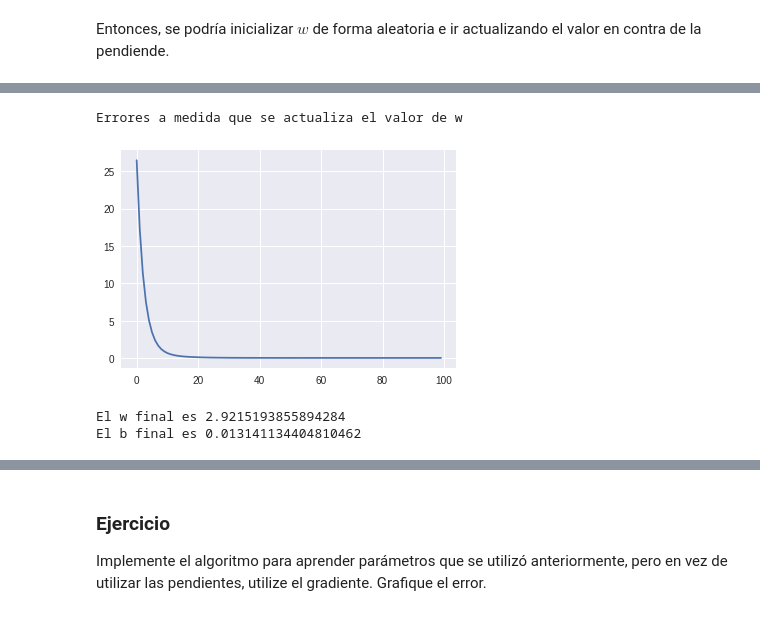
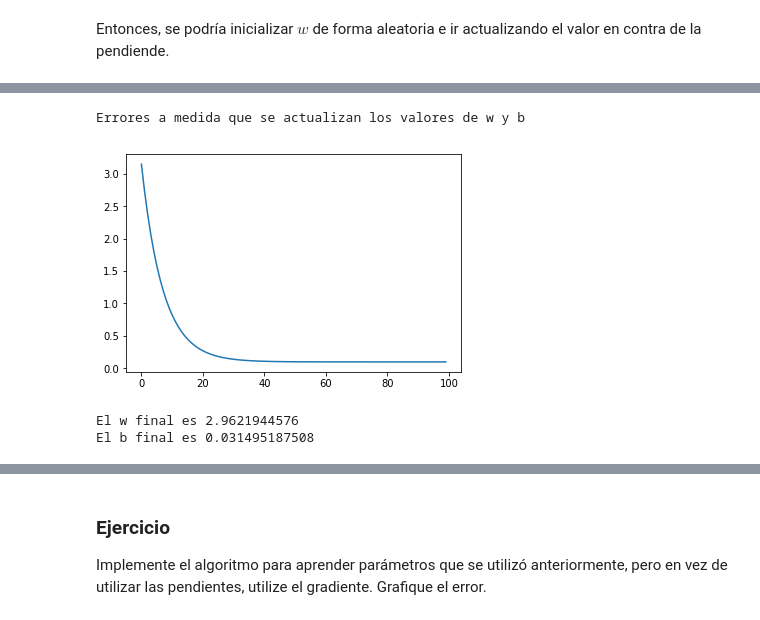
Before and after one commit to nLaugas/MachineLearning, a Jupyter notebook: RegresionLineal.ipynb, the cells around one changed output, grey strips where cells are left out. Drawn from its saved outputs; the diff is of its cells as text; code cells hidden in the pictures.

```diff
--- a/RegresionLineal.ipynb
+++ b/RegresionLineal.ipynb
@@ -141,19 +239,22 @@ plt.show()
 # %% [markdown]
 Entonces, se podría inicializar $w$ de forma aleatoria e ir actualizando el valor en contra de la pendiende.
 # %%
-def pendiente(y_true, x, w, delta=1e-6):
-    return (mse(y_true, lineal(x, w + delta, 0))-mse(y_true, lineal(x, w, 0))) / delta
 
-w = 0 #Podría ser cualquier valor
+def pendiente(y_true,x,w, delta = 1e-6):
+    return (mse(y_true,lineal(x,w+delta,0)) - mse(y_true,lineal(x,w,0))) / (delta)
+w = 0
 ciclos = 100
-lr = 0.1
+lr = 0.1                       # learning rate is small or large
 errors = []
-for i in range(ciclos):
-    p = pendiente(y, x, w)
-    errors.append(mse(y, lineal(x, w, 0)))
-    w = w - lr * p
-print('Errores a medida que se actualiza el valor de w')
+ws = []
+for i in range(ciclos) :
+    p = pendiente(y,x,w)
+    errors.append(mse(y,lineal(x,w,0)))
+    w = w - lr*p
+    ws.append(w)
+print('Errores a medida que se actualiza el valor de w. Es 3,05 por el error')
 plt.plot(errors)
 plt.show()
 print('El w final es {}'.format(w))
+print(ws)
 # %% [output]
@@ -177,30 +281,30 @@ Donde `lr` (_learning rate_ o taza de aprendizaje) es un hiperparámetro (parám
 # %%
 def pendiente(y_true, x, w, b, delta=1e-6):
-    pw = (mse(y_true, lineal(x, w + delta, b))-mse(y_true, lineal(x, w, b))) / delta
-    pb = (mse(y_true, lineal(x, w, b + delta))-mse(y_true, lineal(x, w, b))) / delta
-    return pw, pb
+    pendiente_w = (mse(y_true,lineal(x,w + delta,b)) - mse(y_true,lineal(x,w,b))) / delta
+    pendiente_b = (mse(y_true,lineal(x,w,b + delta)) - mse(y_true,lineal(x,w,b))) / delta
+    return pendiente_b, pendiente_w
 
-w = 5 #Podría ser cualquier valor
-b = 5
+w = 0
+b = 0
+lr = 0.1
 ciclos = 100
-lr = 0.1
 errors = []
+
 for i in range(ciclos):
-    pw, pb = pendiente(y, x, w, b)
-    errors.append(mse(y, lineal(x, w, b)))
-    w = w - lr * pw
-    b = b - lr * pb
-    #Actualicé el valor de b
-print('Errores a medida que se actualiza el valor de w')
+    pb, pw = pendiente(y,x,w,b)
+    errors.append(mse(y,lineal(x,w,b)))
+    w = w - lr*pw
+    b = b - lr*pb
+print('Errores a medida que se actualizan los valores de w y b')
 plt.plot(errors)
 plt.show()
 print('El w final es {}'.format(w))
 print('El b final es {}'.format(b))
 # %% [output]
-Errores a medida que se actualiza el valor de w
+Errores a medida que se actualizan los valores de w y b
-[figure, old version]
+[figure, new version]
-El w final es 2.9215193855894284
-El b final es 0.013141134404810462
+El w final es 2.9621944576
+El b final es 0.031495187508
 # %% [markdown]
 ## Gradient Descent
 ### Pendiente de $w$
```
Also changed, not shown: parts of 14 cells of this notebook.
